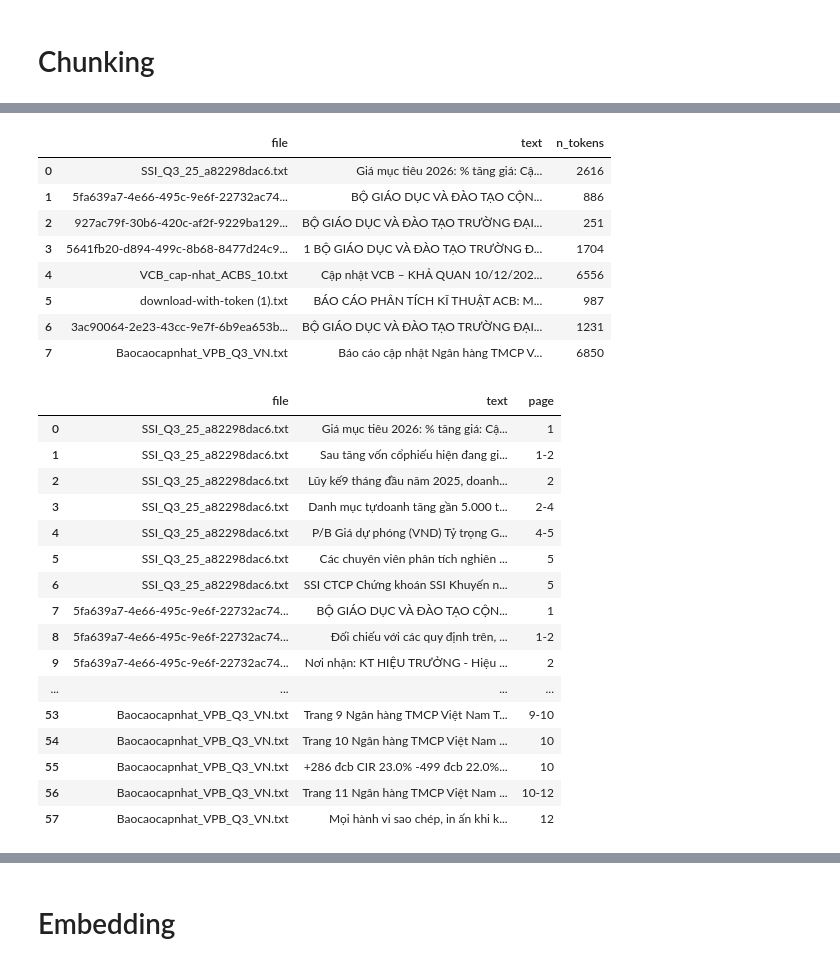
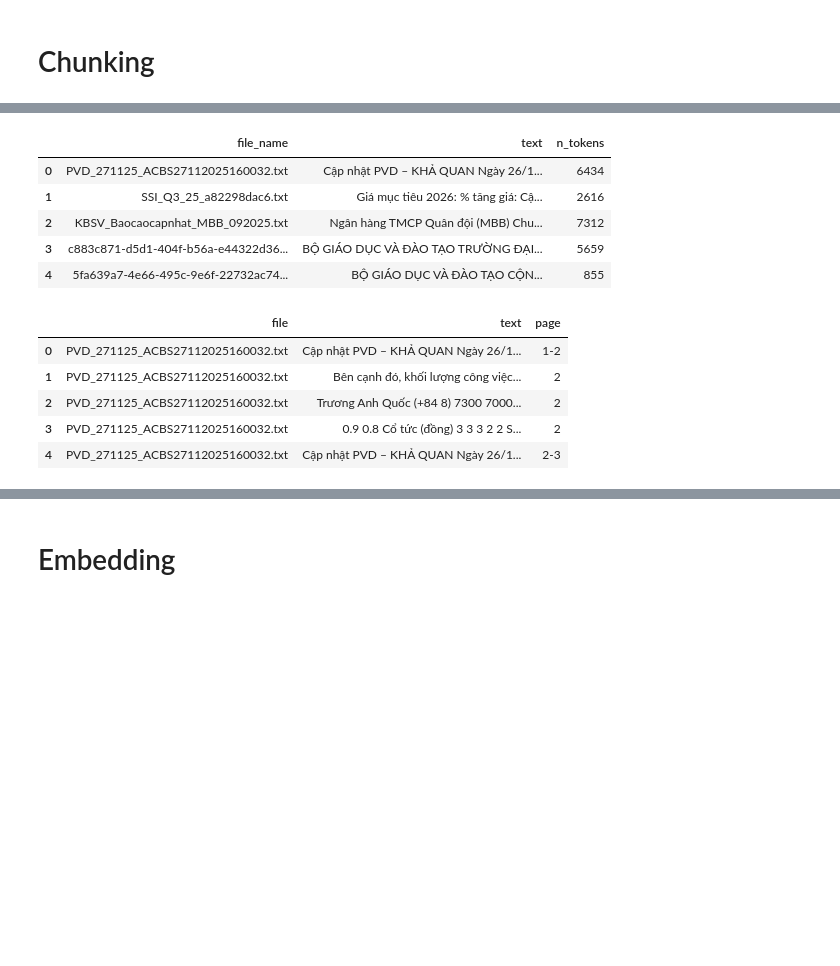
Before and after one commit to TranVoAnhTuan/RAG-TranVoAnhTuan, a Jupyter notebook: test.ipynb, the cells around one changed output, grey strips where cells are left out. Drawn from its saved outputs; the diff is of its cells as text; code cells hidden in the pictures; blank space fills up the shorter version.

```diff
--- a/test.ipynb
+++ b/test.ipynb
@@ -78,0 +119,2 @@ df.to_csv(csv_file)
+# %%
+cleaned_collection = database["cleaned_pdfs"]
@@ -79,2 +126,7 @@ df.to_csv(csv_file)
 # %% [markdown]
 # Chunking
+# %%
+cleaned_docs = list(cleaned_collection.find({}))
+df_chunking = pd.DataFrame(cleaned_docs)
+df_chunking = df_chunking.drop(columns=["_id"], errors='ignore')
+df_chunking.head()
@@ -81,9 +140,6 @@ df.to_csv(csv_file)
 # %%
-from transformers import AutoTokenizer
-MODEL_ID = "intfloat/multilingual-e5-large-instruct"
 
 tokenizer = AutoTokenizer.from_pretrained(MODEL_ID)
 
-df = pd.read_csv(csv_file, index_col = 0)
-df['n_tokens'] = df['text'].apply(lambda x: len(tokenizer.encode(x)))
+df_chunking['n_tokens'] = df_chunking['text'].apply(lambda x: len(tokenizer.encode(x)))
 # %% [output]
@@ -92,15 +147,12 @@ Token indices sequence length is longer than the specified maximum sequence leng
 # %%
-df
+df_chunking.head()
 # %% [output]
-|  | file | text | n_tokens |
-| 0 | SSI_Q3_25_a82298dac6.txt | Giá mục tiêu 2026: % tăng giá: Cậ... | 2616 |
-| 1 | 5fa639a7-4e66-495c-9e6f-22732ac74... | BỘ GIÁO DỤC VÀ ĐÀO TẠO CỘN... | 886 |
-| 2 | 927ac79f-30b6-420c-af2f-9229ba129... | BỘ GIÁO DỤC VÀ ĐÀO TẠO TRƯỜNG ĐẠI... | 251 |
-| 3 | 5641fb20-d894-499c-8b68-8477d24c9... | 1 BỘ GIÁO DỤC VÀ ĐÀO TẠO TRƯỜNG Đ... | 1704 |
-| 4 | VCB_cap-nhat_ACBS_10.txt | Cập nhật VCB – KHẢ QUAN 10/12/202... | 6556 |
-| 5 | download-with-token (1).txt | BÁO CÁO PHÂN TÍCH KĨ THUẬT ACB: M... | 987 |
-| 6 | 3ac90064-2e23-43cc-9e7f-6b9ea653b... | BỘ GIÁO DỤC VÀ ĐÀO TẠO TRƯỜNG ĐẠI... | 1231 |
-| 7 | Baocaocapnhat_VPB_Q3_VN.txt | Báo cáo cập nhật Ngân hàng TMCP V... | 6850 |
+|  | file_name | text | n_tokens |
+| 0 | PVD_271125_ACBS27112025160032.txt | Cập nhật PVD – KHẢ QUAN Ngày 26/1... | 6434 |
+| 1 | SSI_Q3_25_a82298dac6.txt | Giá mục tiêu 2026: % tăng giá: Cậ... | 2616 |
+| 2 | KBSV_Baocaocapnhat_MBB_092025.txt | Ngân hàng TMCP Quân đội (MBB) Chu... | 7312 |
+| 3 | c883c871-d5d1-404f-b56a-e44322d36... | BỘ GIÁO DỤC VÀ ĐÀO TẠO TRƯỜNG ĐẠI... | 5659 |
+| 4 | 5fa639a7-4e66-495c-9e6f-22732ac74... | BỘ GIÁO DỤC VÀ ĐÀO TẠO CỘN... | 855 |
 # %%
 from transformers import AutoTokenizer
 tokenizer = AutoTokenizer.from_pretrained(MODEL_ID)
@@ -167,32 +219,21 @@ def chunking_with_metadata(file_name, full_text, max_token=500):
 
 
 all_records = []
-for _, row in df.iterrows():
+for _, row in df_chunking.iterrows():
     if row['text']:
-        res = chunking_with_metadata(row['file'], row['text'])
+        res = chunking_with_metadata(row['file_name'], row['text'])
         all_records.extend(res)
 
 df_vector = pd.DataFrame(all_records)
 # %%
-df_vector
+df_vector.head()
 # %% [output]
 |  | file | text | page |
-| 0 | SSI_Q3_25_a82298dac6.txt | Giá mục tiêu 2026: % tăng giá: Cậ... | 1 |
-| 1 | SSI_Q3_25_a82298dac6.txt | Sau tăng vốn cổphiếu hiện đang gi... | 1-2 |
-| 2 | SSI_Q3_25_a82298dac6.txt | Lũy kế9 tháng đầu năm 2025, doanh... | 2 |
-| 3 | SSI_Q3_25_a82298dac6.txt | Danh mục tựdoanh tăng gần 5.000 t... | 2-4 |
-| 4 | SSI_Q3_25_a82298dac6.txt | P/B Giá dự phóng (VND) Tỷ trọng G... | 4-5 |
-| 5 | SSI_Q3_25_a82298dac6.txt | Các chuyên viên phân tích nghiên ... | 5 |
-| 6 | SSI_Q3_25_a82298dac6.txt | SSI CTCP Chứng khoán SSI Khuyến n... | 5 |
-| 7 | 5fa639a7-4e66-495c-9e6f-22732ac74... | BỘ GIÁO DỤC VÀ ĐÀO TẠO CỘN... | 1 |
-| 8 | 5fa639a7-4e66-495c-9e6f-22732ac74... | Đối chiếu với các quy định trên, ... | 1-2 |
-| 9 | 5fa639a7-4e66-495c-9e6f-22732ac74... | Nơi nhận: KT HIỆU TRƯỞNG - Hiệu ... | 2 |
-| ... | ... | ... | ... |
-| 53 | Baocaocapnhat_VPB_Q3_VN.txt | Trang 9 Ngân hàng TMCP Việt Nam T... | 9-10 |
-| 54 | Baocaocapnhat_VPB_Q3_VN.txt | Trang 10 Ngân hàng TMCP Việt Nam ... | 10 |
-| 55 | Baocaocapnhat_VPB_Q3_VN.txt | +286 đcb CIR 23.0% -499 đcb 22.0%... | 10 |
-| 56 | Baocaocapnhat_VPB_Q3_VN.txt | Trang 11 Ngân hàng TMCP Việt Nam ... | 10-12 |
-| 57 | Baocaocapnhat_VPB_Q3_VN.txt | Mọi hành vi sao chép, in ấn khi k... | 12 |
+| 0 | PVD_271125_ACBS27112025160032.txt | Cập nhật PVD – KHẢ QUAN Ngày 26/1... | 1-2 |
+| 1 | PVD_271125_ACBS27112025160032.txt | Bên cạnh đó, khối lượng công việc... | 2 |
+| 2 | PVD_271125_ACBS27112025160032.txt | Trương Anh Quốc (+84 8) 7300 7000... | 2 |
+| 3 | PVD_271125_ACBS27112025160032.txt | 0.9 0.8 Cổ tức (đồng) 3 3 3 2 2 S... | 2 |
+| 4 | PVD_271125_ACBS27112025160032.txt | Cập nhật PVD – KHẢ QUAN Ngày 26/1... | 2-3 |
 # %%
 df_vector['n_tokens'] = df_vector.text.apply(lambda x: len(tokenizer.encode(x)))
 df_vector
```
Also changed, not shown: parts of 55 cells of this notebook.
